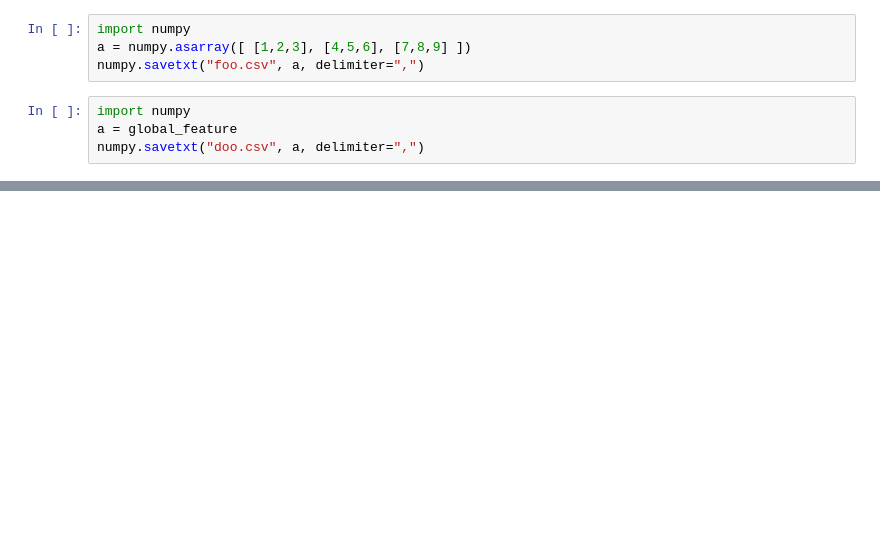
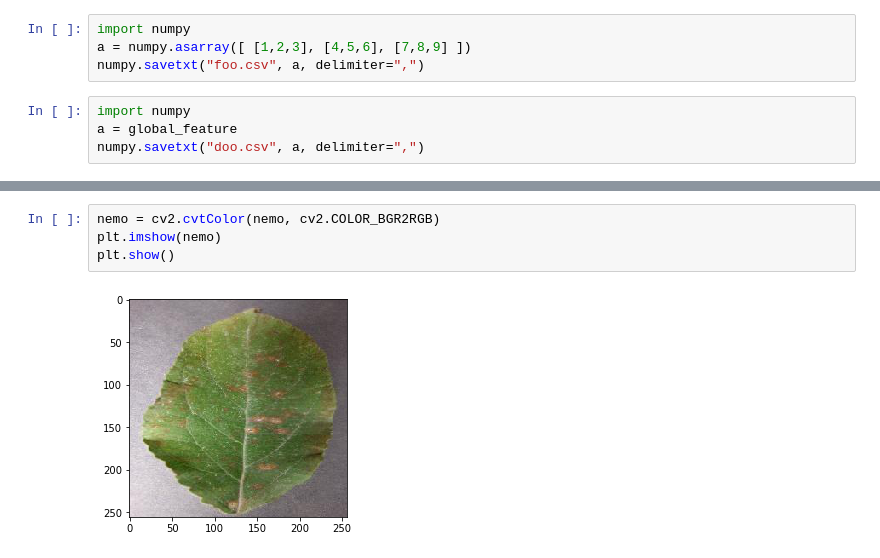
Before and after one commit to mehra-deepak/Plant-Disease-Detection, a Jupyter notebook: SC.ipynb, the cells around one changed output, grey strips where cells are left out. Saved outputs shown, nothing was run; the diff lists cells and outputs as text; blank space fills up the shorter version.

```diff
--- a/SC.ipynb
+++ b/SC.ipynb
@@ -102,0 +151,6 @@ numpy.savetxt("doo.csv", a, delimiter=",")
+# %%
+nemo = cv2.cvtColor(nemo, cv2.COLOR_BGR2RGB)
+plt.imshow(nemo)
+plt.show()
+# %% [output]
+[figure, added]
```
Also changed, not shown: parts of 33 cells of this notebook.
